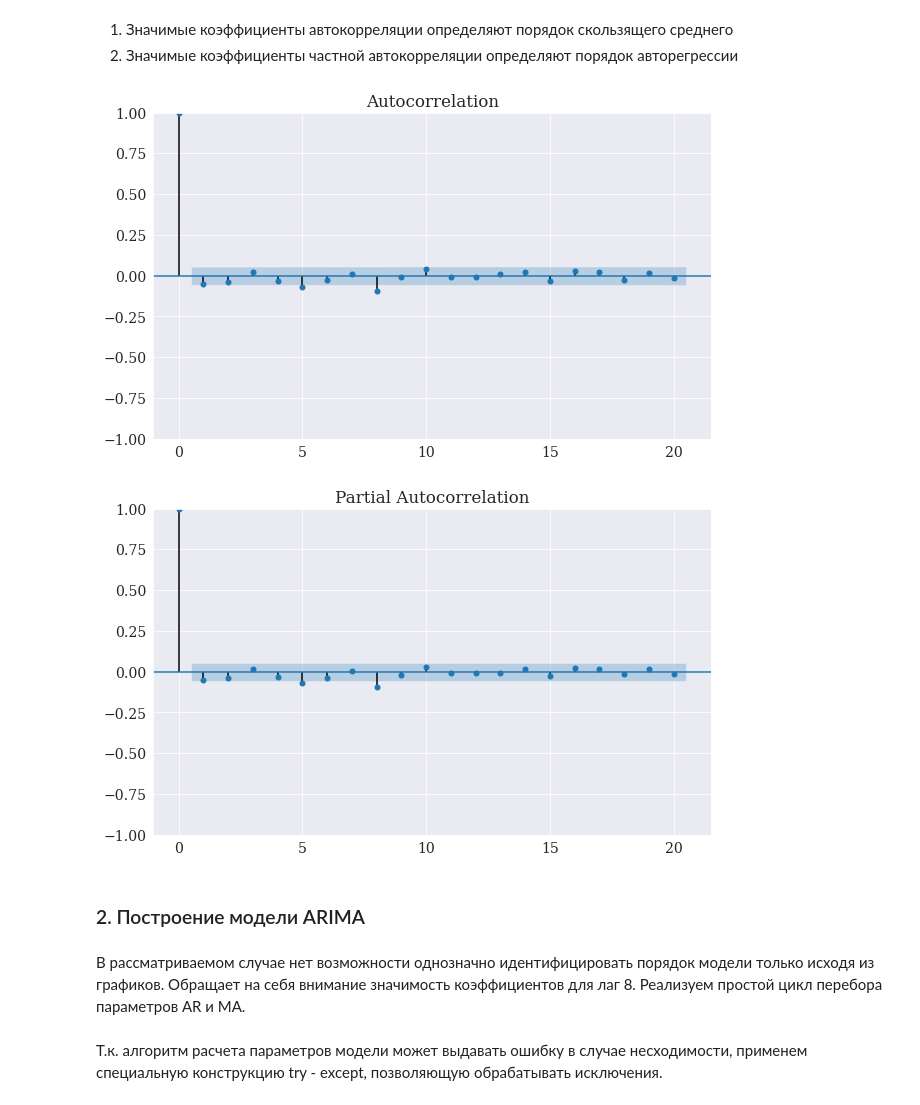
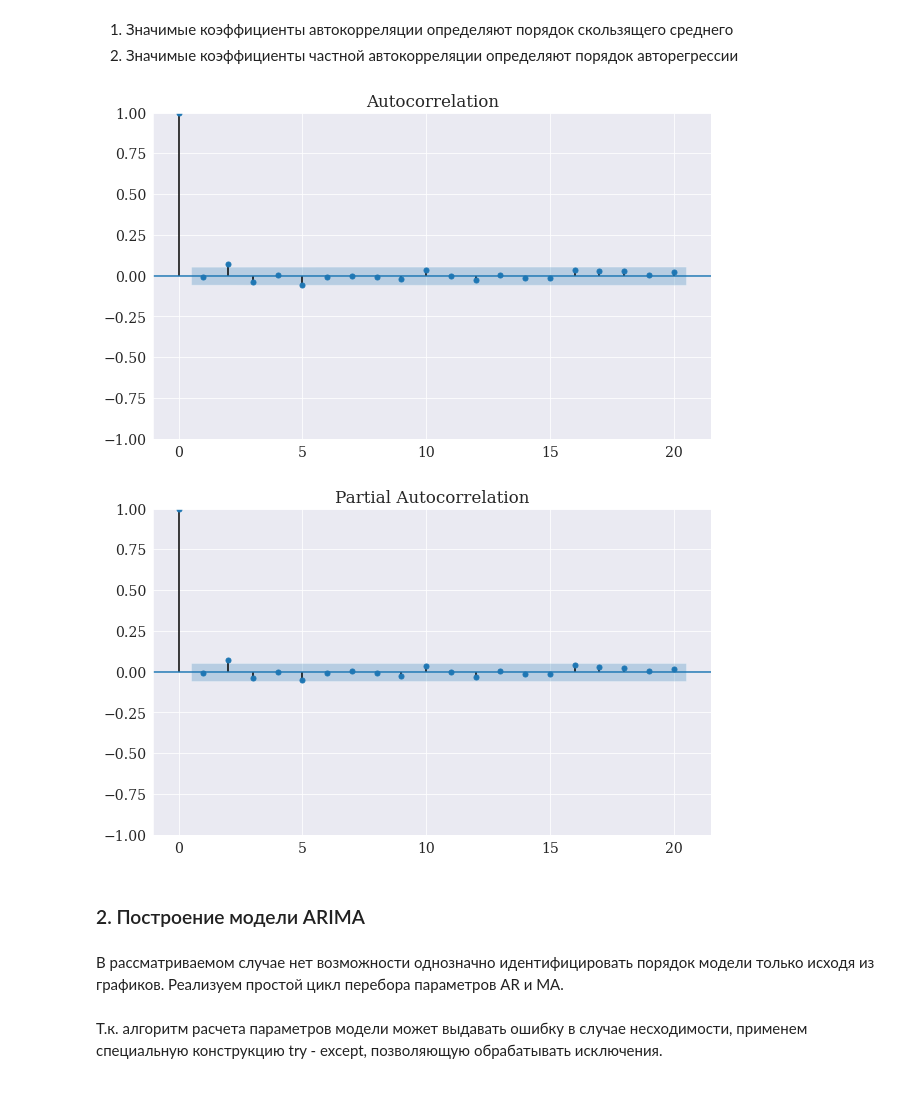
Before and after one commit to qununc/UFR, a Jupyter notebook: no2_time_series/Ex_frm_1.ipynb, the cells around one changed output. Cells and saved outputs as stored; diff of their text form; code cells hidden in the pictures.

```diff
--- a/no2_time_series/Ex_frm_1.ipynb
+++ b/no2_time_series/Ex_frm_1.ipynb
@@ -874,6 +874,6 @@ dtype: object
 # %% [markdown]
 $ln(\frac{p_{i+1}}{p_{i}})=ln(p_{i+1})-ln(p_i)$
 # %%
-msft['Log_ret_MSFT']=np.log(msft['Adj Close'])-np.log(msft['Adj Close'].shift(1))
+amd['Log_ret_AMD']=np.log(amd['Adj Close'])-np.log(amd['Adj Close'].shift(1))
 # расчет логарифмической доходности
 # %%
@@ -888,4 +888,4 @@ msft.head()
 # %%
-msft.drop([0],axis=0,inplace=True)
+amd.drop([0],axis=0,inplace=True)
 # удаление первого наблюдения nan
 # %%
@@ -963,17 +965,17 @@ tsa.stattools.adfuller(msft['Log_ret_MSFT'],maxlag=10)
 1. Значимые коэффициенты автокорреляции определяют порядок скользящего среднего
 2. Значимые коэффициенты частной автокорреляции определяют порядок авторегрессии
 # %%
-fig=tsaplots.plot_acf(msft['Log_ret_MSFT'],lags=20)
+fig=tsaplots.plot_acf(amd['Log_ret_AMD'],lags=20)
 # %% [output]
-[figure, old version]
+[figure, new version]
 # %%
-fig=tsaplots.plot_pacf(msft['Log_ret_MSFT'],lags=20)
+fig=tsaplots.plot_pacf(amd['Log_ret_AMD'],lags=20)
 # %% [output]
-[figure, old version]
+[figure, new version]
 # %% [markdown]
 ### 2. Построение модели ARIMA
 # %% [markdown]
- В рассматриваемом случае нет возможности однозначно идентифицировать порядок модели только исходя из графиков. Обращает на себя внимание значимость коэффициентов для лаг 8. Реализуем простой цикл перебора параметров AR и MA.
+ В рассматриваемом случае нет возможности однозначно идентифицировать порядок модели только исходя из графиков. Реализуем простой цикл перебора параметров AR и MA.
 # %%
 d=1 # порядок интеграции, берем первые разности
 l=list()
```
Also changed, not shown: parts of 52 cells of this notebook.
